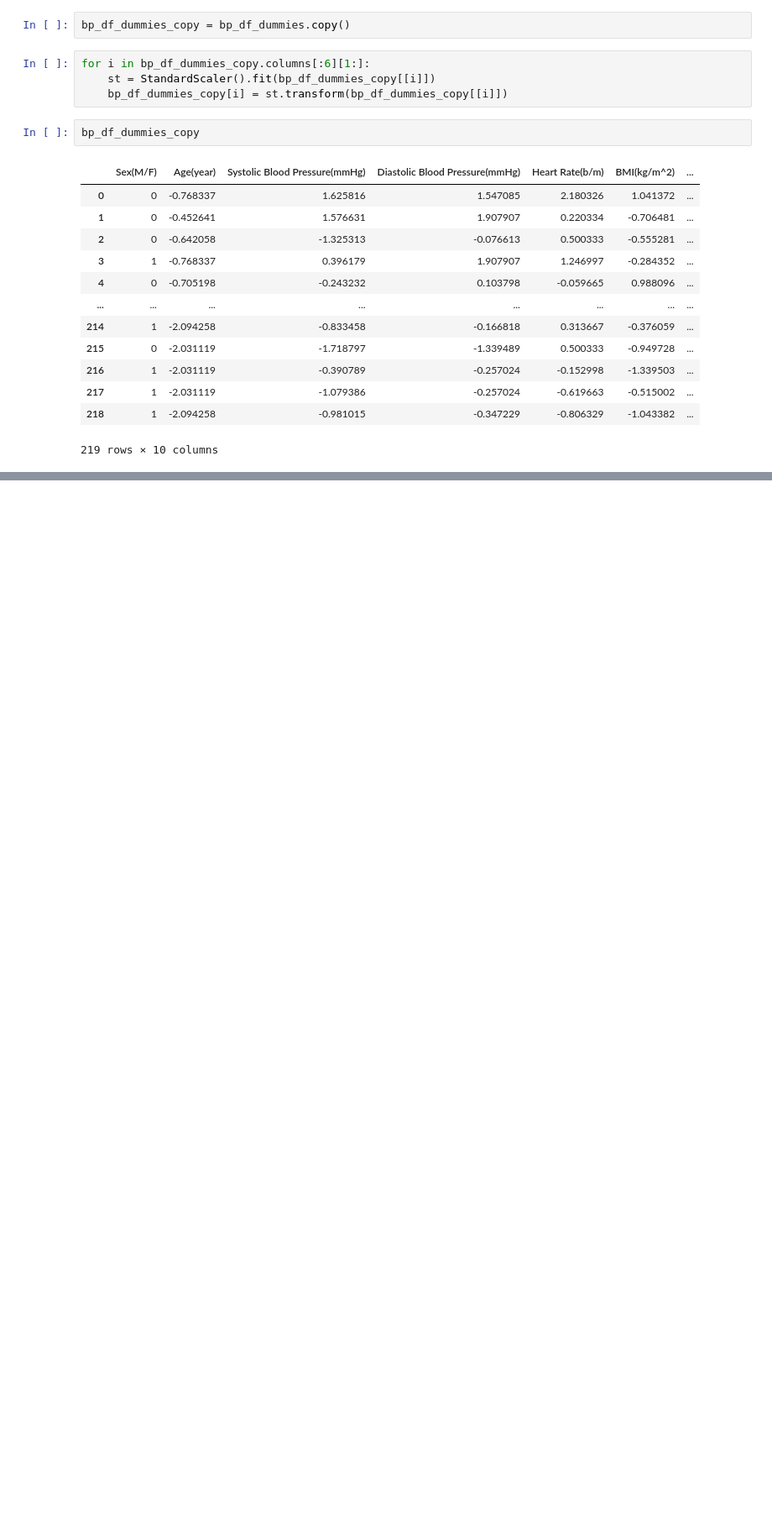
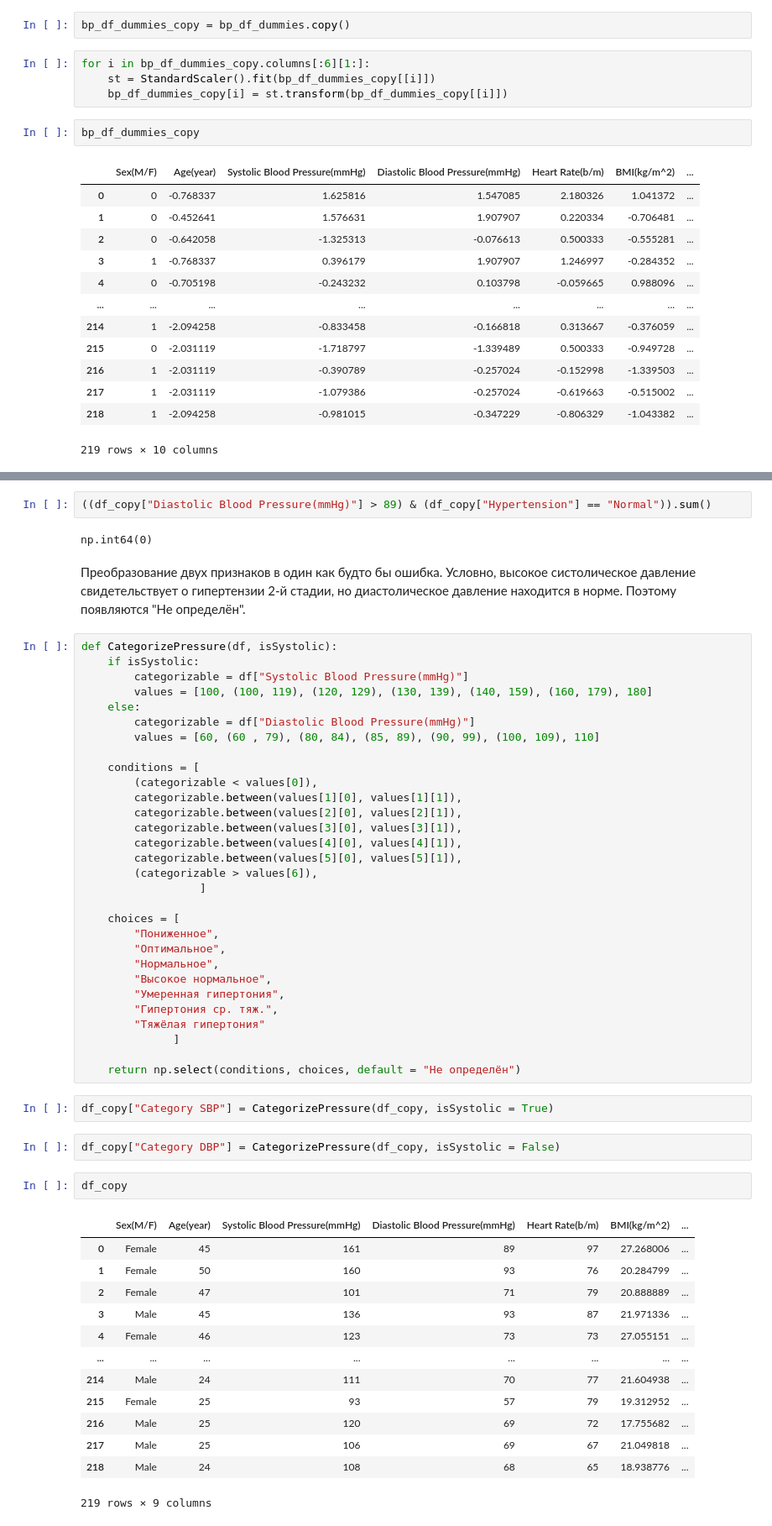
Before and after one commit to ForentDich/Pressure-Oracle, a Jupyter notebook: neural-network/EDA.ipynb, the cells around one changed output, grey strips where cells are left out. Shown at 84% size. Cells and saved outputs as stored; diff of their text form; blank space fills up the shorter version.

```diff
--- a/neural-network/EDA.ipynb
+++ b/neural-network/EDA.ipynb
@@ -303,0 +380,56 @@ bp_df_dummies_copy
+# %%
+((df_copy["Diastolic Blood Pressure(mmHg)"] > 89) & (df_copy["Hypertension"] == "Normal")).sum()
+# %% [output]
+np.int64(0)
+# %% [markdown]
+Преобразование двух признаков в один как будто бы ошибка. Условно, высокое систолическое давление свидетельствует о гипертензии 2-й стадии, но диастолическое давление находится в норме. Поэтому появляются "Не определён".
+# %%
+def CategorizePressure(df, isSystolic):
+    if isSystolic:
+        categorizable = df["Systolic Blood Pressure(mmHg)"]
+        values = [100, (100, 119), (120, 129), (130, 139), (140, 159), (160, 179), 180]
+    else:
+        categorizable = df["Diastolic Blood Pressure(mmHg)"]
+        values = [60, (60 , 79), (80, 84), (85, 89), (90, 99), (100, 109), 110]
+
+    conditions = [
+        (categorizable < values[0]),
+        categorizable.between(values[1][0], values[1][1]),
+        categorizable.between(values[2][0], values[2][1]),
+        categorizable.between(values[3][0], values[3][1]),
+        categorizable.between(values[4][0], values[4][1]),
+        categorizable.between(values[5][0], values[5][1]),
+        (categorizable > values[6]),
+                  ]
+
+    choices = [
+        "Пониженное",
+        "Оптимальное",
+        "Нормальное",
+        "Высокое нормальное",
+        "Умеренная гипертония",
+        "Гипертония ср. тяж.",
+        "Тяжёлая гипертония"
+              ]
+
+    return np.select(conditions, choices, default = "Не определён")
+# %%
+df_copy["Category SBP"] = CategorizePressure(df_copy, isSystolic = True)
+# %%
+df_copy["Category DBP"] = CategorizePressure(df_copy, isSystolic = False)
+# %%
+df_copy
+# %% [output]
+|  | Sex(M/F) | Age(year) | Systolic Blood Pressure(mmHg) | Diastolic Blood Pressure(mmHg) | Heart Rate(b/m) | BMI(kg/m^2) | ... |
+| 0 | Female | 45 | 161 | 89 | 97 | 27.268006 | ... |
+| 1 | Female | 50 | 160 | 93 | 76 | 20.284799 | ... |
+| 2 | Female | 47 | 101 | 71 | 79 | 20.888889 | ... |
+| 3 | Male | 45 | 136 | 93 | 87 | 21.971336 | ... |
+| 4 | Female | 46 | 123 | 73 | 73 | 27.055151 | ... |
+| ... | ... | ... | ... | ... | ... | ... | ... |
+| 214 | Male | 24 | 111 | 70 | 77 | 21.604938 | ... |
+| 215 | Female | 25 | 93 | 57 | 79 | 19.312952 | ... |
+| 216 | Male | 25 | 120 | 69 | 72 | 17.755682 | ... |
+| 217 | Male | 25 | 106 | 69 | 67 | 21.049818 | ... |
+| 218 | Male | 24 | 108 | 68 | 65 | 18.938776 | ... |
+219 rows × 9 columns
```
Also changed, not shown: parts of 16 cells of this notebook.
